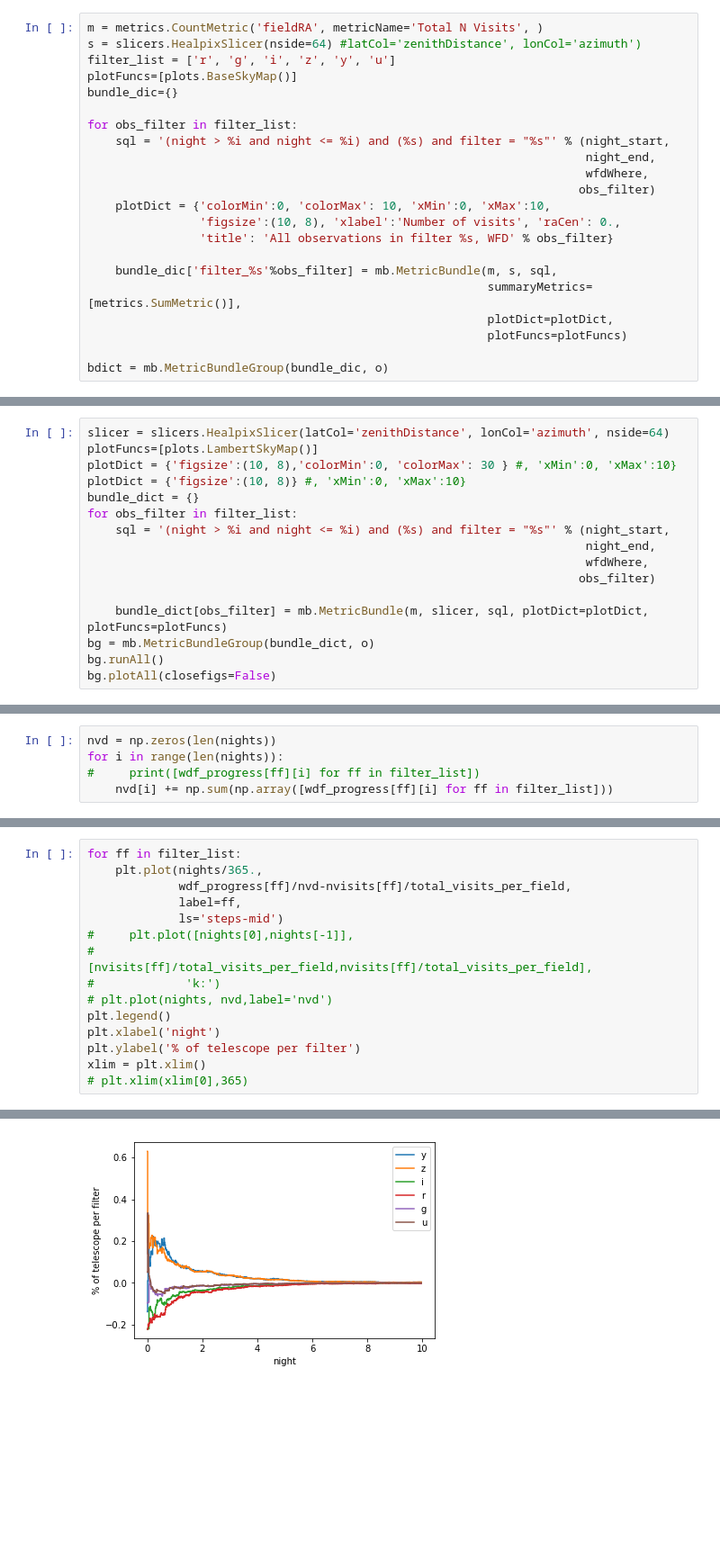
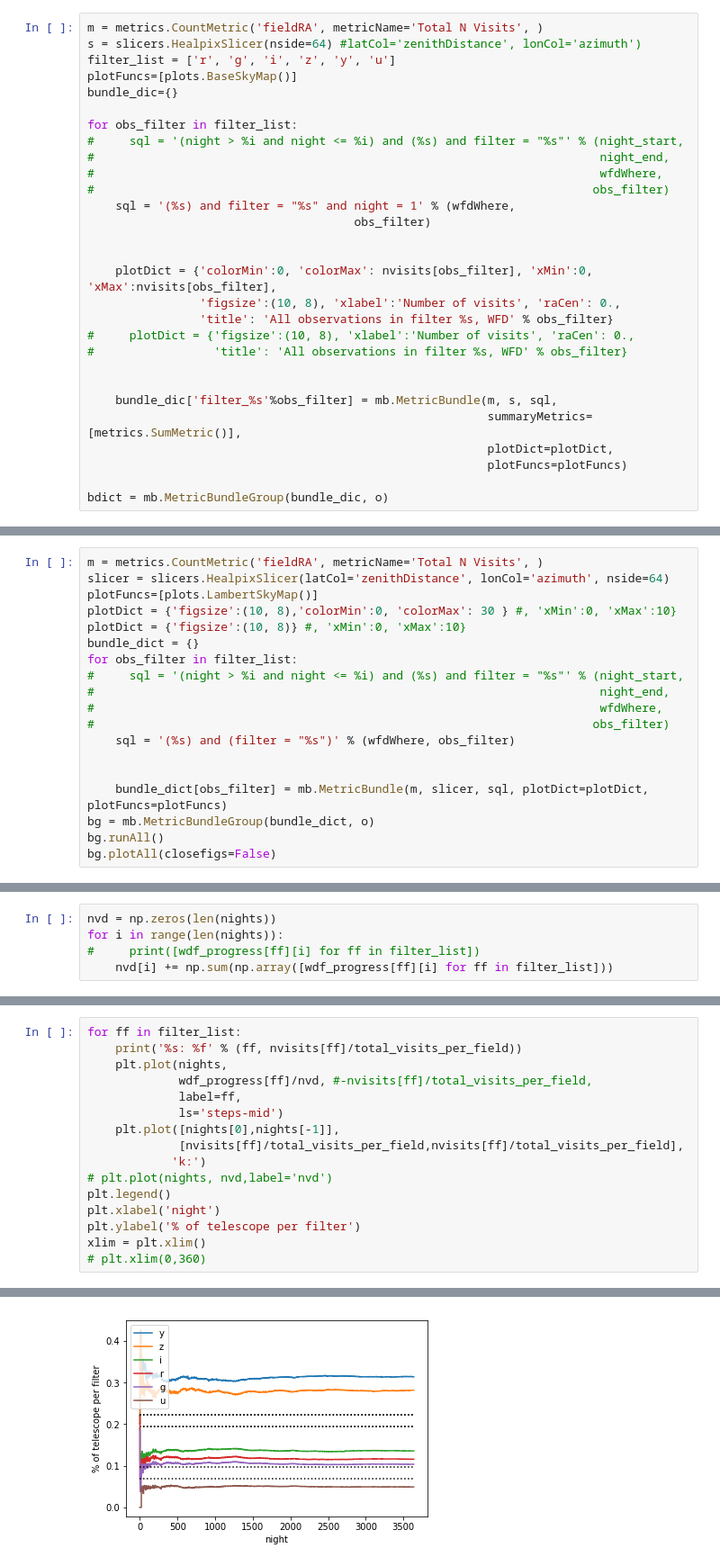
Before and after one commit to tribeiro/notebooks, a Jupyter notebook: Survey evolution analysis.ipynb, the cells around one changed output, grey strips where cells are left out. Shown at 90% size. Cells and saved outputs as stored; diff of their text form; blank space fills up the shorter version.

```diff
--- a/Survey evolution analysis.ipynb
+++ b/Survey evolution analysis.ipynb
@@ -44,13 +92,20 @@ plotFuncs=[plots.BaseSkyMap()]
 bundle_dic={}
 
 for obs_filter in filter_list:
-    sql = '(night > %i and night <= %i) and (%s) and filter = "%s"' % (night_start,
-                                                                       night_end,
-                                                                       wfdWhere,
-                                                                      obs_filter)
-    plotDict = {'colorMin':0, 'colorMax': 10, 'xMin':0, 'xMax':10,
+#     sql = '(night > %i and night <= %i) and (%s) and filter = "%s"' % (night_start,
+#                                                                        night_end,
+#                                                                        wfdWhere,
+#                                                                       obs_filter)
+    sql = '(%s) and filter = "%s" and night = 1' % (wfdWhere,
+                                      obs_filter)
+
+
+    plotDict = {'colorMin':0, 'colorMax': nvisits[obs_filter], 'xMin':0, 'xMax':nvisits[obs_filter],
                 'figsize':(10, 8), 'xlabel':'Number of visits', 'raCen': 0.,
                 'title': 'All observations in filter %s, WFD' % obs_filter}
+#     plotDict = {'figsize':(10, 8), 'xlabel':'Number of visits', 'raCen': 0.,
+#                 'title': 'All observations in filter %s, WFD' % obs_filter}
+
 
     bundle_dic['filter_%s'%obs_filter] = mb.MetricBundle(m, s, sql,
                                                          summaryMetrics=[metrics.SumMetric()],
@@ -112,14 +162,17 @@ Plotting complete.
 # %%
+m = metrics.CountMetric('fieldRA', metricName='Total N Visits', )
 slicer = slicers.HealpixSlicer(latCol='zenithDistance', lonCol='azimuth', nside=64)
 plotFuncs=[plots.LambertSkyMap()]
 plotDict = {'figsize':(10, 8),'colorMin':0, 'colorMax': 30 } #, 'xMin':0, 'xMax':10}
 plotDict = {'figsize':(10, 8)} #, 'xMin':0, 'xMax':10}
 bundle_dict = {}
 for obs_filter in filter_list:
-    sql = '(night > %i and night <= %i) and (%s) and filter = "%s"' % (night_start,
-                                                                       night_end,
-                                                                       wfdWhere,
-                                                                      obs_filter)
+#     sql = '(night > %i and night <= %i) and (%s) and filter = "%s"' % (night_start,
+#                                                                        night_end,
+#                                                                        wfdWhere,
+#                                                                       obs_filter)
+    sql = '(%s) and (filter = "%s")' % (wfdWhere, obs_filter)
+
 
     bundle_dict[obs_filter] = mb.MetricBundle(m, slicer, sql, plotDict=plotDict, plotFuncs=plotFuncs)
 bg = mb.MetricBundleGroup(bundle_dict, o)
@@ -496,16 +555,17 @@ plt.plot(nights, nvd/1e3)
 # %%
 for ff in filter_list:
-    plt.plot(nights/365.,
-             wdf_progress[ff]/nvd-nvisits[ff]/total_visits_per_field,
+    print('%s: %f' % (ff, nvisits[ff]/total_visits_per_field))
+    plt.plot(nights,
+             wdf_progress[ff]/nvd, #-nvisits[ff]/total_visits_per_field,
              label=ff,
              ls='steps-mid')
-#     plt.plot([nights[0],nights[-1]],
-#              [nvisits[ff]/total_visits_per_field,nvisits[ff]/total_visits_per_field],
-#             'k:')
+    plt.plot([nights[0],nights[-1]],
+             [nvisits[ff]/total_visits_per_field,nvisits[ff]/total_visits_per_field],
+            'k:')
 # plt.plot(nights, nvd,label='nvd')
 plt.legend()
 plt.xlabel('night')
 plt.ylabel('% of telescope per filter')
 xlim = plt.xlim()
-# plt.xlim(xlim[0],365)
+# plt.xlim(0,360)
 # %% [output]
@@ -512 +578 @@ xlim = plt.xlim()
-[figure, old version]
+[figure, new version]
```
Also changed, not shown: parts of 56 cells of this notebook, 4 other files.
